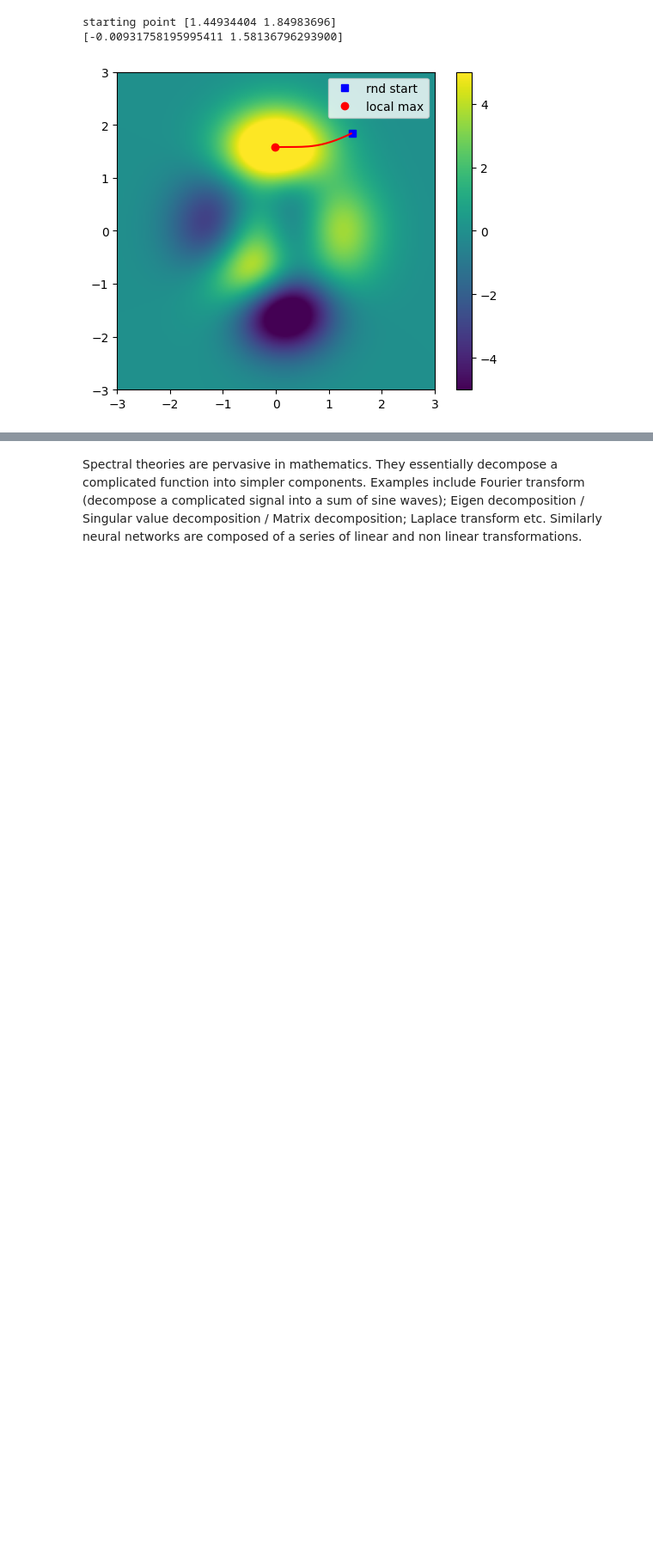
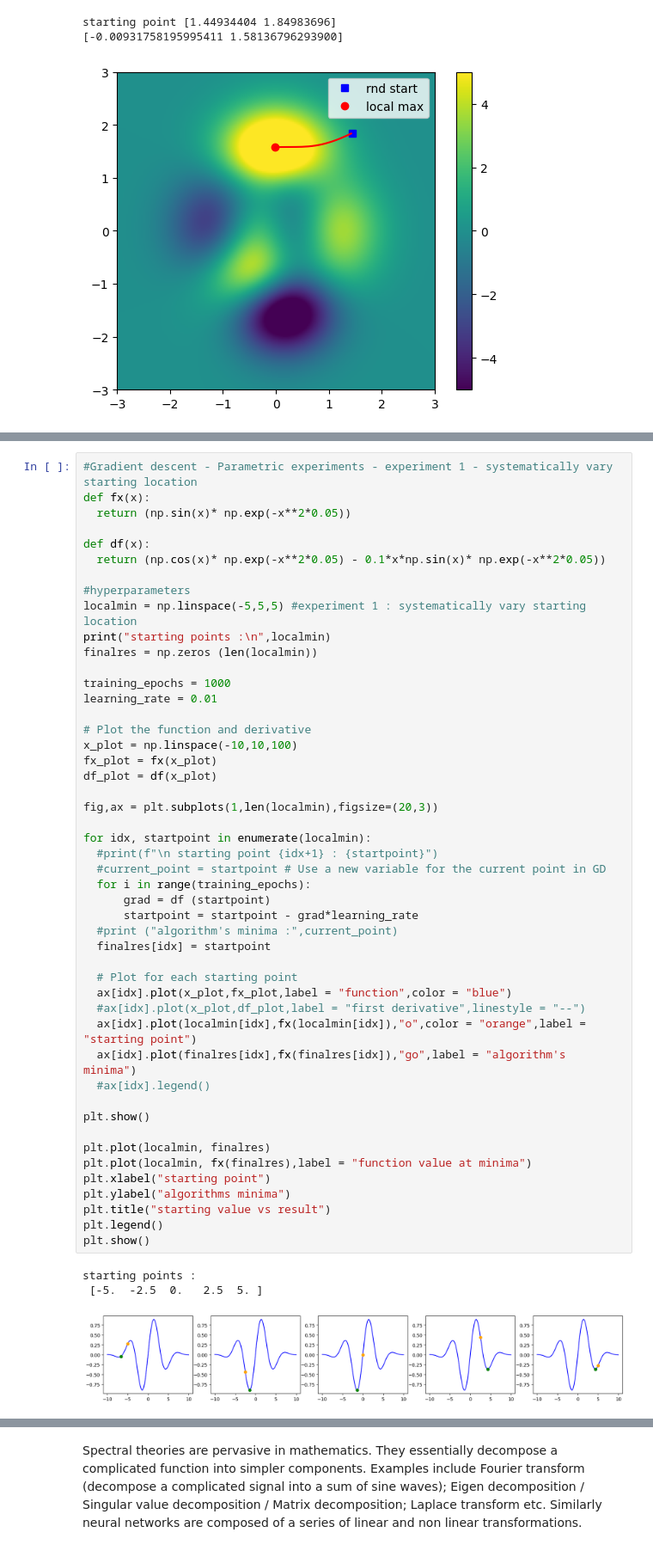
Before and after one commit to taruvaid/Fourier-Neural-Operators, a Jupyter notebook: gradient_descent.ipynb, the cells around one changed output, grey strips where cells are left out. Shown at 86% size. Drawn from its saved outputs; the diff is of its cells as text; blank space fills up the shorter version.

```diff
--- a/gradient_descent.ipynb
+++ b/gradient_descent.ipynb
@@ -1000,0 +1042,52 @@ starting point [1.44934404 1.84983696]
+# %%
+#Gradient descent - Parametric experiments - experiment 1 - systematically vary starting location
+def fx(x):
+  return (np.sin(x)* np.exp(-x**2*0.05))
+
+def df(x):
+  return (np.cos(x)* np.exp(-x**2*0.05) - 0.1*x*np.sin(x)* np.exp(-x**2*0.05))
+
+#hyperparameters
+localmin = np.linspace(-5,5,5) #experiment 1 : systematically vary starting location
+print("starting points :\n",localmin)
+finalres = np.zeros (len(localmin))
+
+training_epochs = 1000
+learning_rate = 0.01
+
+# Plot the function and derivative
+x_plot = np.linspace(-10,10,100)
+fx_plot = fx(x_plot)
+df_plot = df(x_plot)
+
+fig,ax = plt.subplots(1,len(localmin),figsize=(20,3))
+
+for idx, startpoint in enumerate(localmin):
+  #print(f"\n starting point {idx+1} : {startpoint}")
+  #current_point = startpoint # Use a new variable for the current point in GD
+  for i in range(training_epochs):
+      grad = df (startpoint)
+      startpoint = startpoint - grad*learning_rate
+  #print ("algorithm's minima :",current_point)
+  finalres[idx] = startpoint
+
+  # Plot for each starting point
+  ax[idx].plot(x_plot,fx_plot,label = "function",color = "blue")
+  #ax[idx].plot(x_plot,df_plot,label = "first derivative",linestyle = "--")
+  ax[idx].plot(localmin[idx],fx(localmin[idx]),"o",color = "orange",label = "starting point")
+  ax[idx].plot(finalres[idx],fx(finalres[idx]),"go",label = "algorithm's minima")
+  #ax[idx].legend()
+
+plt.show()
+
+plt.plot(localmin, finalres)
+plt.plot(localmin, fx(finalres),label = "function value at minima")
+plt.xlabel("starting point")
+plt.ylabel("algorithms minima")
+plt.title("starting value vs result")
+plt.legend()
+plt.show()
+# %% [output]
+starting points :
+ [-5.  -2.5  0.   2.5  5. ]
+[figure, added]
```
Also changed, not shown: parts of 12 cells of this notebook.
